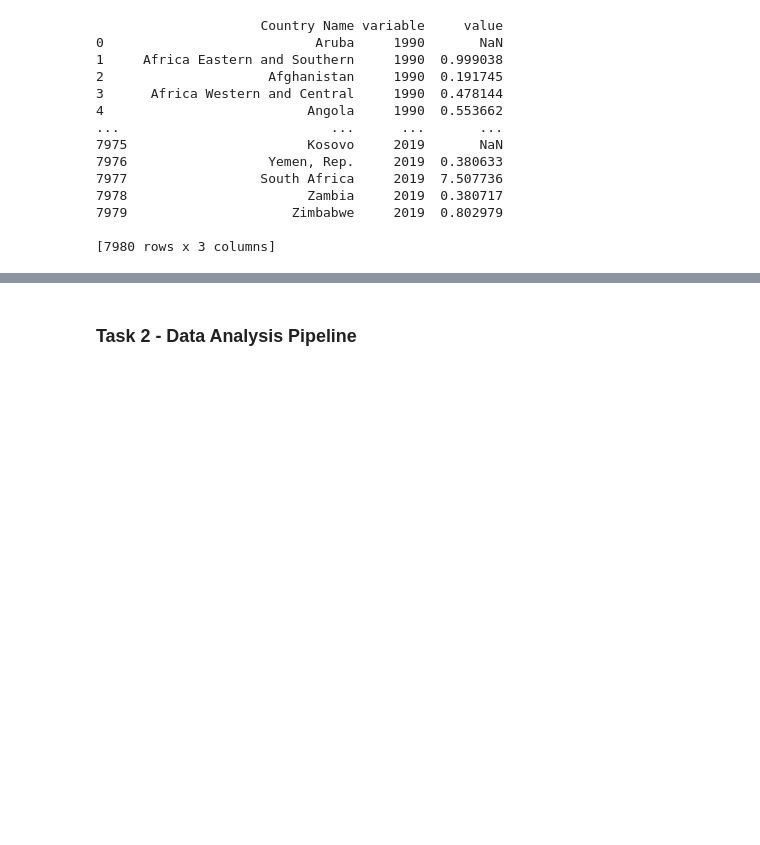
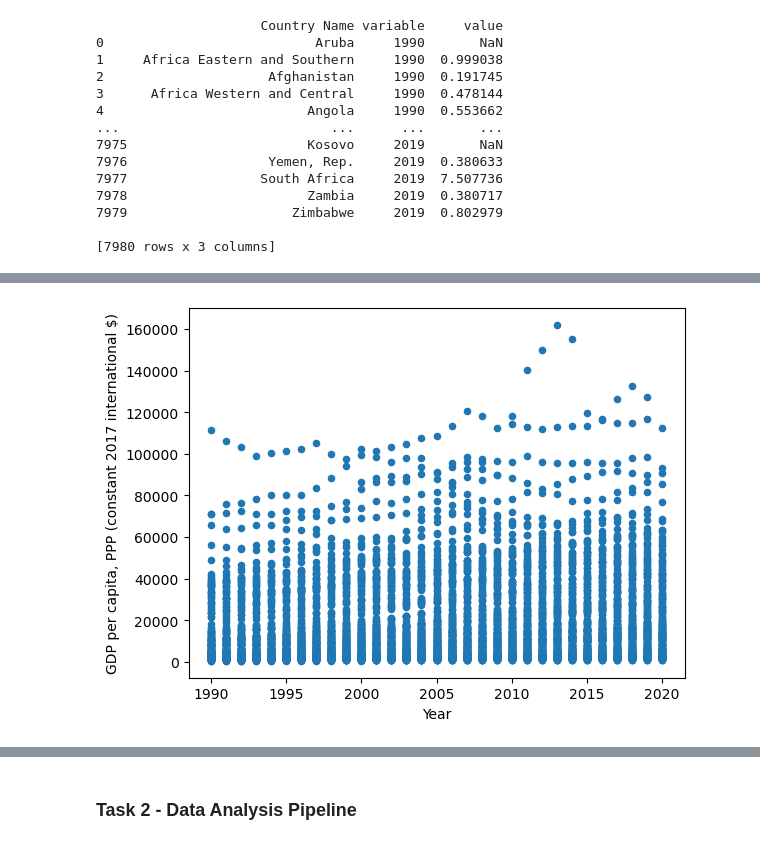
Before and after one commit to ubco-W2022T1-cosc301/project-group42, a Jupyter notebook: notebooks/analysis2.ipynb, the cells around one changed output, grey strips where cells are left out. Saved outputs shown, nothing was run; the diff lists cells and outputs as text; code cells hidden in the pictures; blank space fills up the shorter version.

```diff
--- a/notebooks/analysis2.ipynb
+++ b/notebooks/analysis2.ipynb
@@ -131,0 +193,5 @@ plt.xlim(0, 2)
+# %%
+#Visualization for GDP emissions
+GDPEmissions = dataGDP.plot(kind='scatter', x='Year', y='GDP per capita, PPP (constant 2017 international $)')
+# %% [output]
+[figure, added]
```
Also changed, not shown: parts of 21 cells of this notebook.
